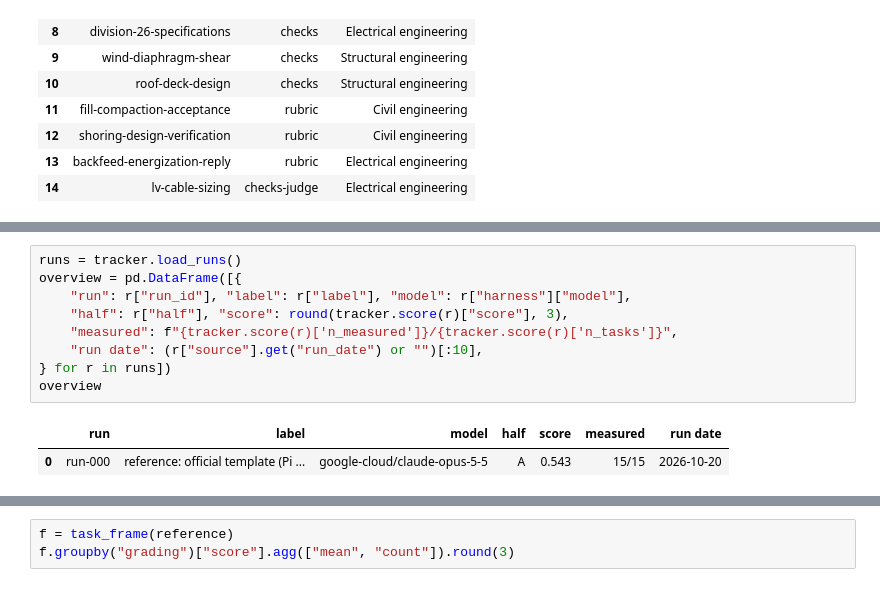
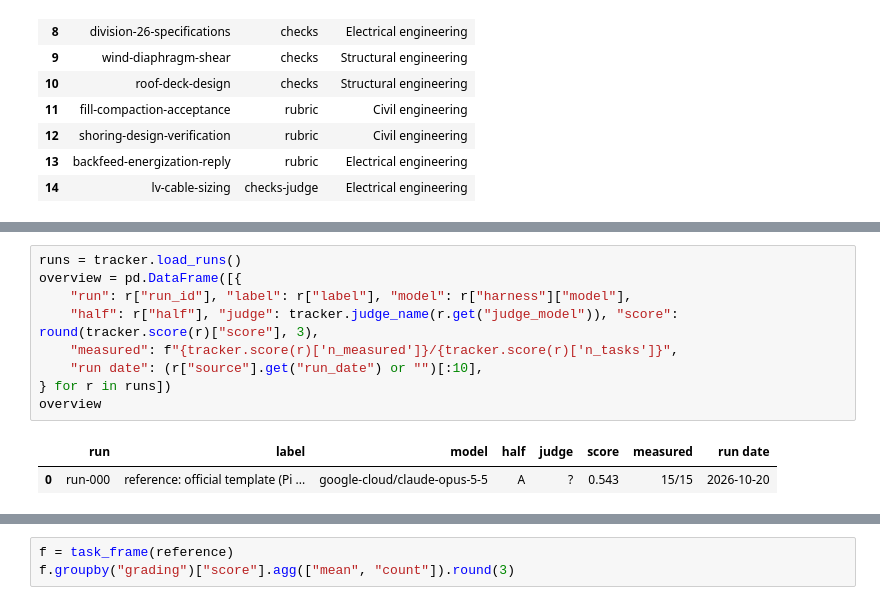
Before and after one commit to SophusRosendahl/ple-submission, a Jupyter notebook: research/journal.ipynb, the cells around one changed output, grey strips where cells are left out. Drawn from its saved outputs; the diff is of its cells as text.

```diff
--- a/research/journal.ipynb
+++ b/research/journal.ipynb
@@ -75,12 +134,12 @@ tasks[tasks.half == "A"][["task", "grading", "domain"]].reset_index(drop=True)
 # %%
 runs = tracker.load_runs()
 overview = pd.DataFrame([{
     "run": r["run_id"], "label": r["label"], "model": r["harness"]["model"],
-    "half": r["half"], "score": round(tracker.score(r)["score"], 3),
+    "half": r["half"], "judge": tracker.judge_name(r.get("judge_model")), "score": round(tracker.score(r)["score"], 3),
     "measured": f"{tracker.score(r)['n_measured']}/{tracker.score(r)['n_tasks']}",
     "run date": (r["source"].get("run_date") or "")[:10],
 } for r in runs])
 overview
 # %% [output]
-|  | run | label | model | half | score | measured | run date |
-| 0 | run-000 | reference: official template (Pi ... | google-cloud/claude-opus-5-5 | A | 0.543 | 15/15 | 2026-10-20 |
+|  | run | label | model | half | judge | score | measured | run date |
+| 0 | run-000 | reference: official template (Pi ... | google-cloud/claude-opus-5-5 | A | ? | 0.543 | 15/15 | 2026-10-20 |
```
Also changed, not shown: parts of 16 cells of this notebook, 1 other file.
